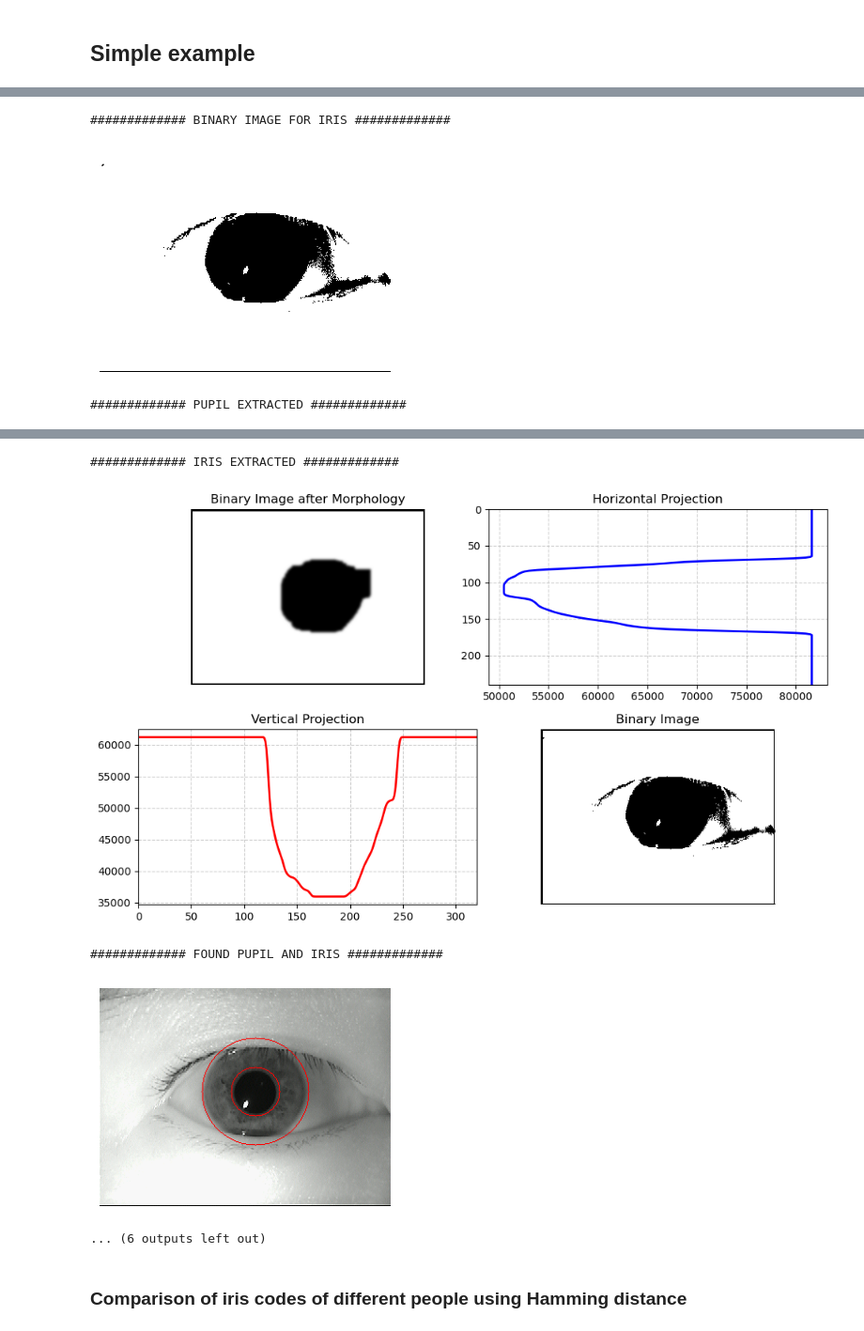
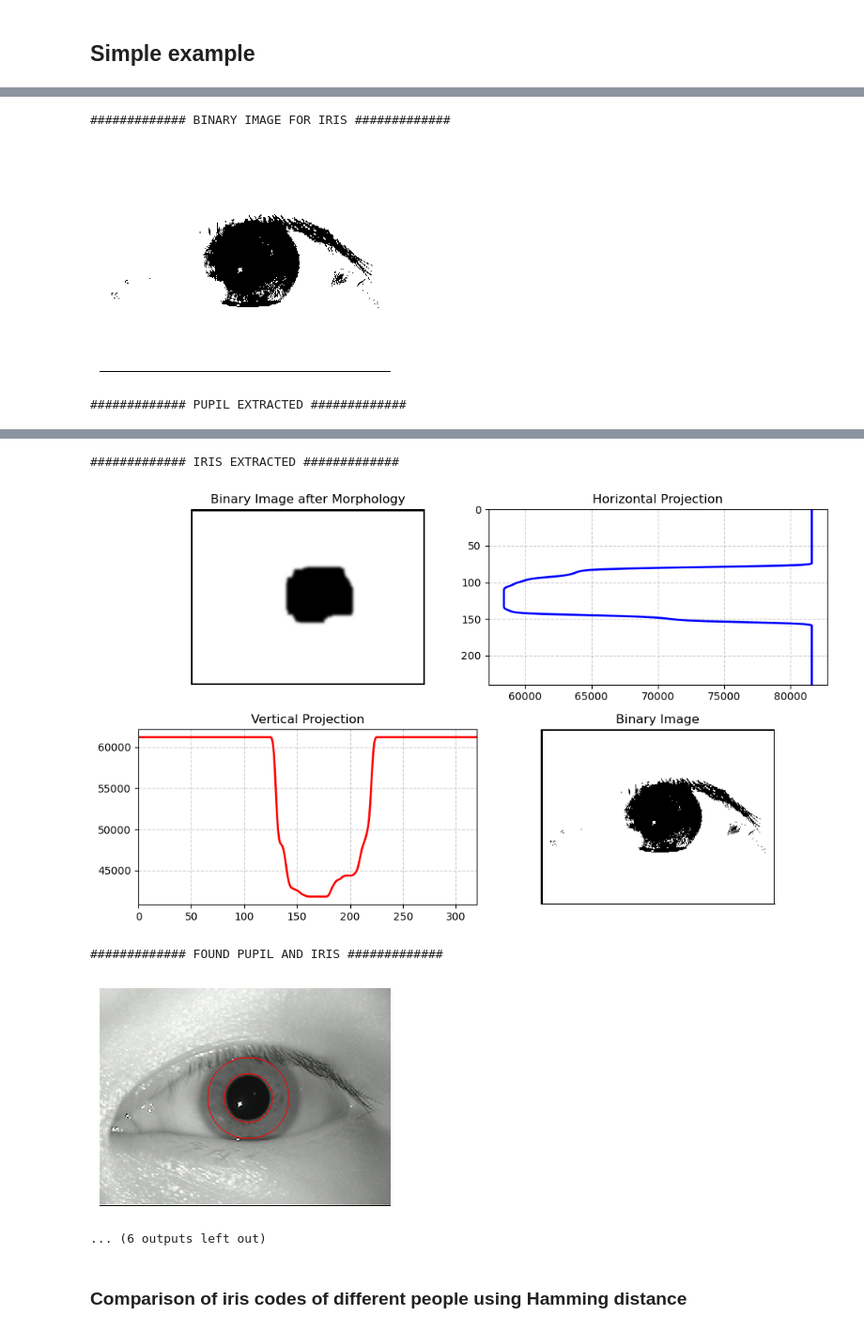
Before and after one commit to FilipLangiewicz/IrisPrediction, a Jupyter notebook: main.ipynb, the cells around one changed output, grey strips where cells are left out. Shown at 94% size. Cells and saved outputs as stored; diff of their text form; code cells hidden in the pictures.

```diff
--- a/main.ipynb
+++ b/main.ipynb
@@ -683,11 +652,11 @@ for file in os.listdir("data"):
         print(f"Processed {file_path}")
         predictIris(file_path, save=True)
 # %%
-person_id = 42
-eye = 'right'
-photo_number = 1
+person_id = 24
+eye = 'left'
+photo_number = 2
 path = os.path.join(f'data/eye_p{person_id:02d}_{eye}{photo_number}.bmp')
 
-irisCode = predictIris(path, np.pi)
+irisCode = predictIris(path, f = np.pi + 0.1, sigma=4.42, save=True)
 # %% [output]
 ############# GRAY IMAGE #############
@@ -697,3 +666,3 @@ irisCode = predictIris(path, np.pi)
 ############# BINARY IMAGE FOR IRIS #############
-[figure, old version]
+[figure, new version]
 ############# PUPIL EXTRACTED #############
@@ -701,7 +670,7 @@ irisCode = predictIris(path, np.pi)
 ############# IRIS EXTRACTED #############
-[figure, old version]
+[figure, new version]
 ############# FOUND PUPIL AND IRIS #############
-[figure, old version]
+[figure, new version]
 ... (6 outputs left out)
 # %% [markdown]
 ### Comparison of iris codes of different people using Hamming distance
```
Also changed, not shown: parts of 14 cells of this notebook.
